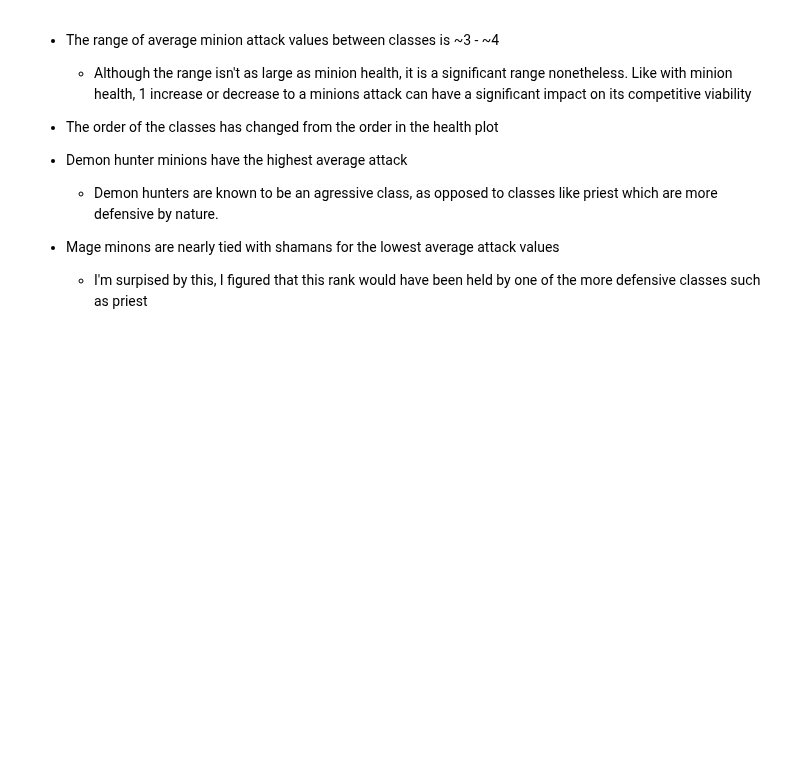
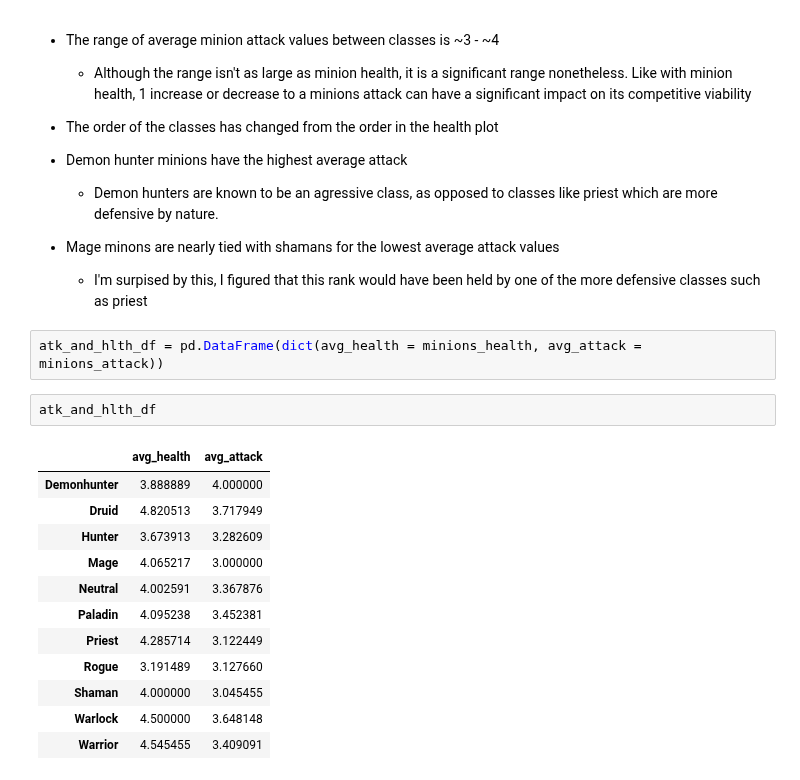
Before and after one commit to SamuelD-Data/hearthstone_project, a Jupyter notebook: hearthstone_project_notebook.ipynb, the cells around one changed output. Cells and saved outputs as stored; diff of their text form; blank space fills up the shorter version.

```diff
--- a/hearthstone_project_notebook.ipynb
+++ b/hearthstone_project_notebook.ipynb
@@ -923,3 +923,20 @@ plt.show()
 
 - Mage minons are nearly tied with shamans for the lowest average attack values
     - I'm surpised by this, I figured that this rank would have been held by one of the more defensive classes such as priest
+# %%
+atk_and_hlth_df = pd.DataFrame(dict(avg_health = minions_health, avg_attack = minions_attack))
+# %%
+atk_and_hlth_df
+# %% [output]
+|  | avg_health | avg_attack |
+| Demonhunter | 3.888889 | 4.000000 |
+| Druid | 4.820513 | 3.717949 |
+| Hunter | 3.673913 | 3.282609 |
+| Mage | 4.065217 | 3.000000 |
+| Neutral | 4.002591 | 3.367876 |
+| Paladin | 4.095238 | 3.452381 |
+| Priest | 4.285714 | 3.122449 |
+| Rogue | 3.191489 | 3.127660 |
+| Shaman | 4.000000 | 3.045455 |
+| Warlock | 4.500000 | 3.648148 |
+| Warrior | 4.545455 | 3.409091 |
```
Also changed, not shown: parts of 3 cells of this notebook.
